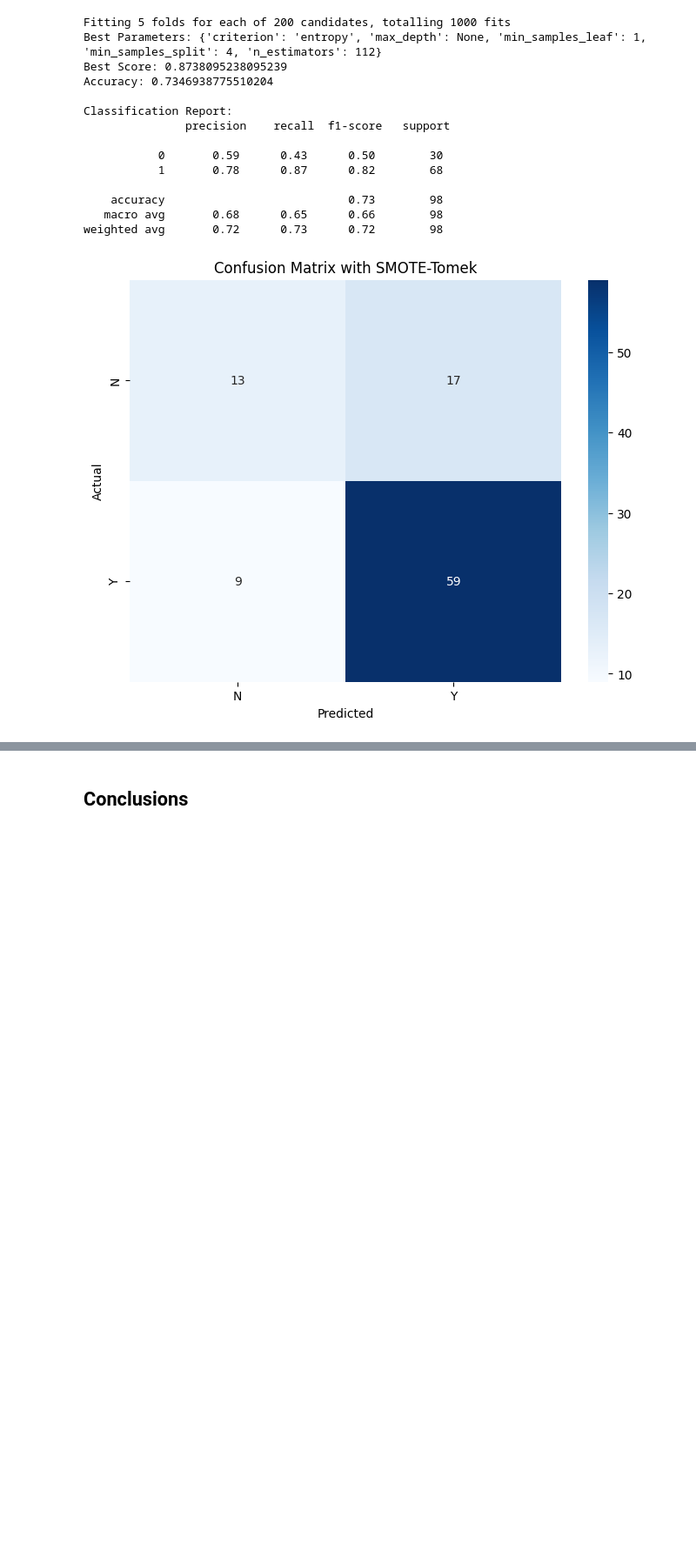
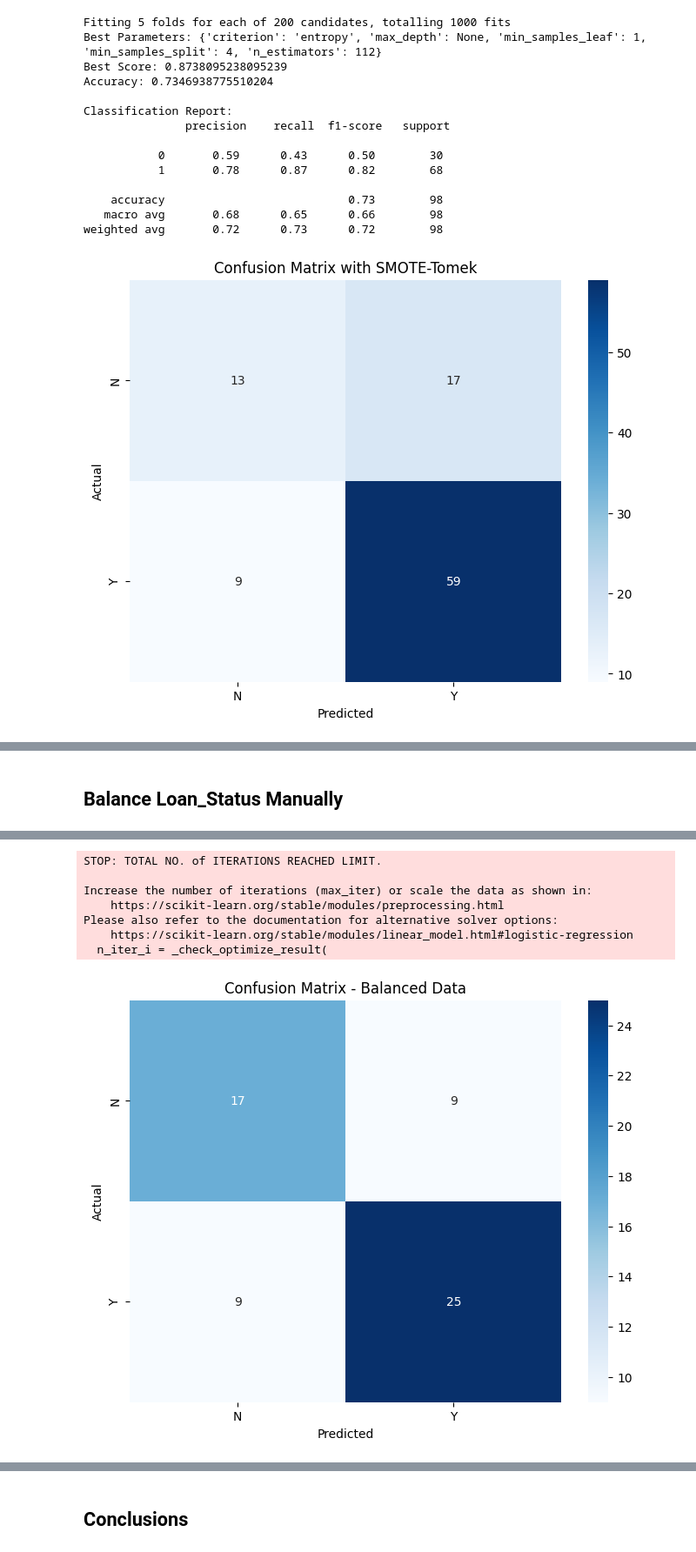
Before and after one commit to simbouch/classification, a Jupyter notebook: notebooks/loan_bank_notebook1.ipynb, the cells around one changed output, grey strips where cells are left out. Shown at 87% size. Drawn from its saved outputs; the diff is of its cells as text; code cells hidden in the pictures; blank space fills up the shorter version.

```diff
--- a/notebooks/loan_bank_notebook1.ipynb
+++ b/notebooks/loan_bank_notebook1.ipynb
@@ -1189,0 +1446,60 @@ weighted avg       0.72      0.73      0.72        98
+# %% [markdown]
+ ## Balance Loan_Status Manually
+# %%
+import pandas as pd
+from sklearn.model_selection import train_test_split
+from sklearn.linear_model import LogisticRegression
+from sklearn.metrics import confusion_matrix, classification_report, accuracy_score
+import seaborn as sns
+import matplotlib.pyplot as plt
+
+# Load the updated data
+data_path = r'C:\data\simplon_dev_ia_projects\projet_notebooks\classification\data\data_updated.csv'
+data = pd.read_csv(data_path)
+print("Updated data loaded successfully!")
+
+# Separate the data into two classes
+class_0 = data[data['Loan_Status'] == 0]  # Class 0 (N)
+class_1 = data[data['Loan_Status'] == 1]  # Class 1 (Y)
+
+# Balancing by undersampling the majority class (Class 1)
+balanced_class_1 = class_1.sample(n=len(class_0), random_state=42)
+
+# Combine the two classes
+balanced_data = pd.concat([class_0, balanced_class_1], axis=0).sample(frac=1, random_state=42)  # Shuffle the data
+
+# Verify the new class distribution
+print("Class distribution after balancing:")
+print(balanced_data['Loan_Status'].value_counts())
+
+# Split features and target
+X = balanced_data.drop(columns=['Loan_Status'])
+y = balanced_data['Loan_Status']
+
+# Split the data into training and testing sets
+X_train, X_test, y_train, y_test = train_test_split(X, y, test_size=0.2, random_state=42)
+
+# Train a Logistic Regression model
+clf = LogisticRegression(random_state=42, max_iter=500)
+clf.fit(X_train, y_train)
+
+# Make predictions
+y_pred = clf.predict(X_test)
+
+# Evaluate the model
+accuracy = accuracy_score(y_test, y_pred)
+conf_matrix = confusion_matrix(y_test, y_pred)
+report = classification_report(y_test, y_pred)
+
+print(f"Accuracy: {accuracy}")
+print("\nClassification Report:")
+print(report)
+
+# Plot the confusion matrix
+plt.figure(figsize=(8, 6))
+sns.heatmap(conf_matrix, annot=True, fmt="d", cmap="Blues", xticklabels=['N', 'Y'], yticklabels=['N', 'Y'])
+plt.title("Confusion Matrix - Balanced Data")
+plt.xlabel("Predicted")
+plt.ylabel("Actual")
+plt.show()
+# %% [output]
@@ -1189,0 +1523,8 @@ weighted avg       0.72      0.73      0.72        98
+STOP: TOTAL NO. of ITERATIONS REACHED LIMIT.
+
+Increase the number of iterations (max_iter) or scale the data as shown in:
+    https://scikit-learn.org/stable/modules/preprocessing.html
+Please also refer to the documentation for alternative solver options:
+    https://scikit-learn.org/stable/modules/linear_model.html#logistic-regression
+  n_iter_i = _check_optimize_result(
+[figure, added]
```
Also changed, not shown: parts of 29 cells of this notebook, 8 other files.
